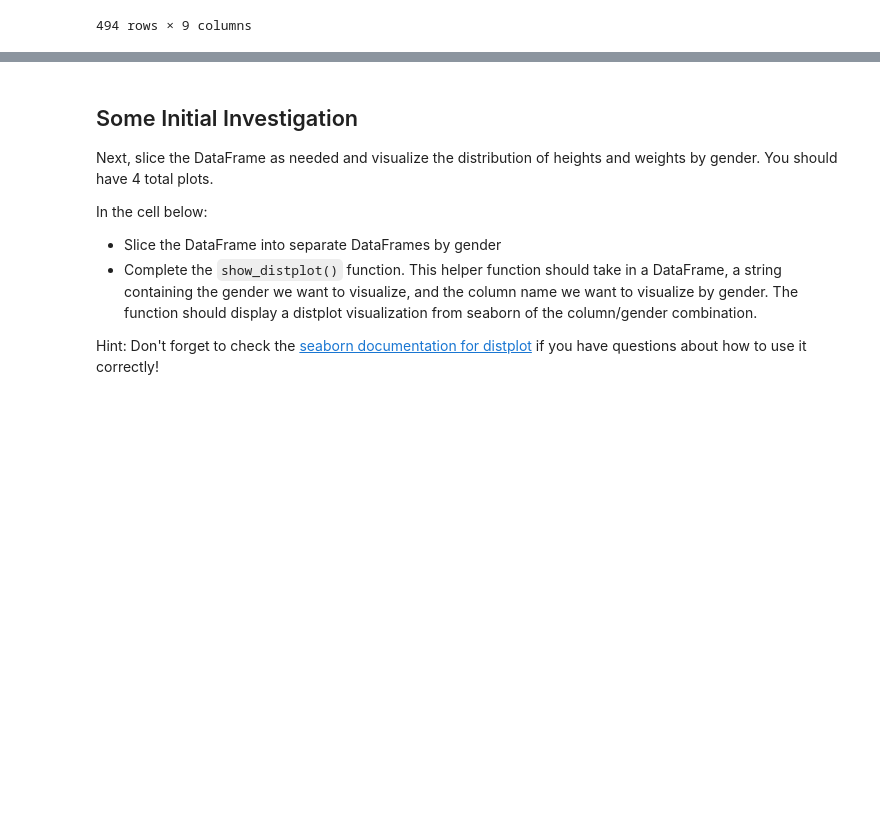
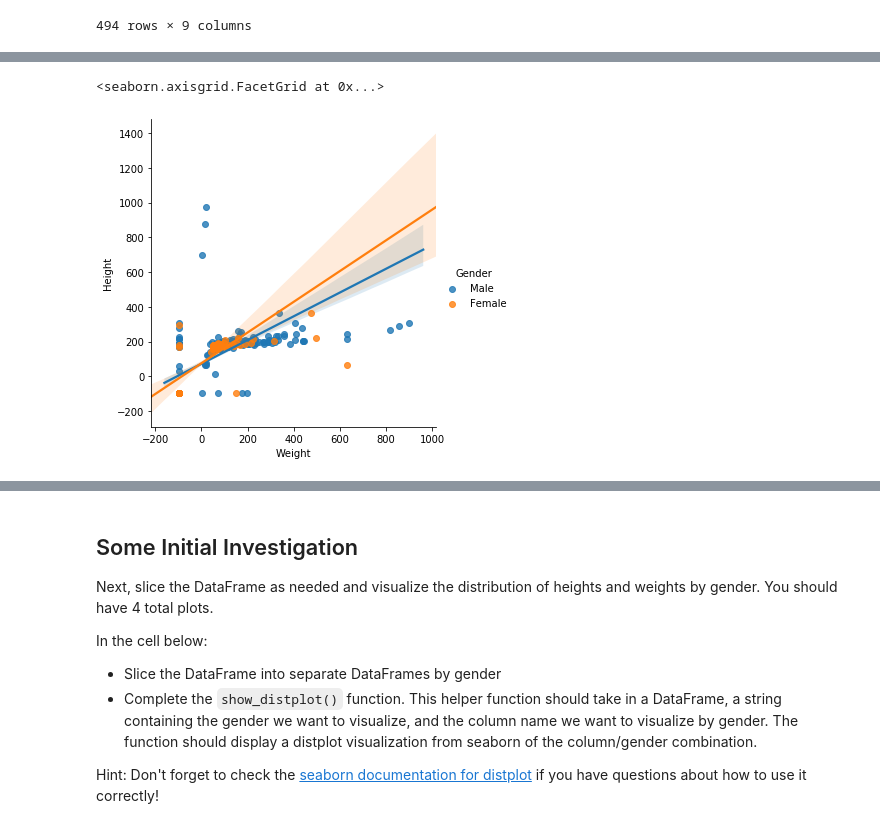
Before and after one commit to poariston/dsc-data-cleaning-project-online-ds-pt-120919, a Jupyter notebook: index_William-Pierre.ipynb, the cells around one changed output, grey strips where cells are left out. Drawn from its saved outputs; the diff is of its cells as text; code cells hidden in the pictures; blank space fills up the shorter version.

```diff
--- a/index_William-Pierre.ipynb
+++ b/index_William-Pierre.ipynb
@@ -366,0 +761,5 @@ dfmale
+# %%
+sns.lmplot(x='Weight',y='Height',hue='Gender',data=heroes_df5)
+# %% [output]
+<seaborn.axisgrid.FacetGrid at 0x...>
+[figure, added]
```
Also changed, not shown: parts of 50 cells of this notebook.
